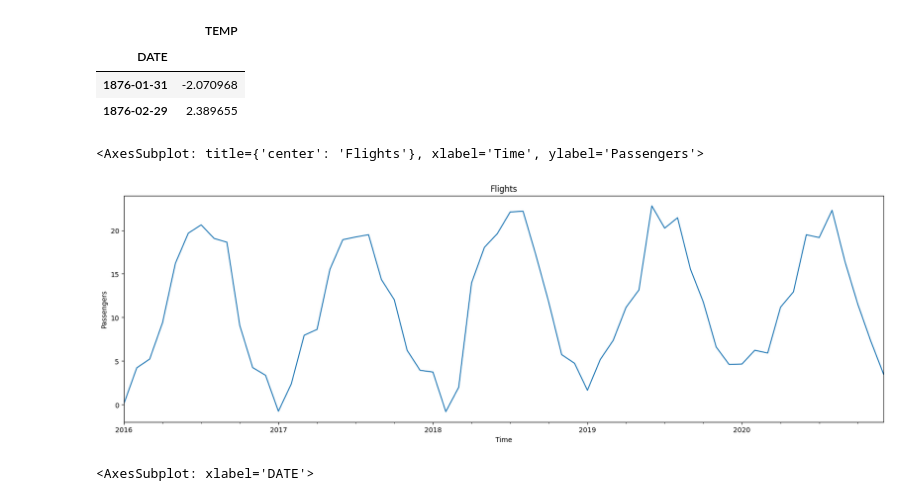
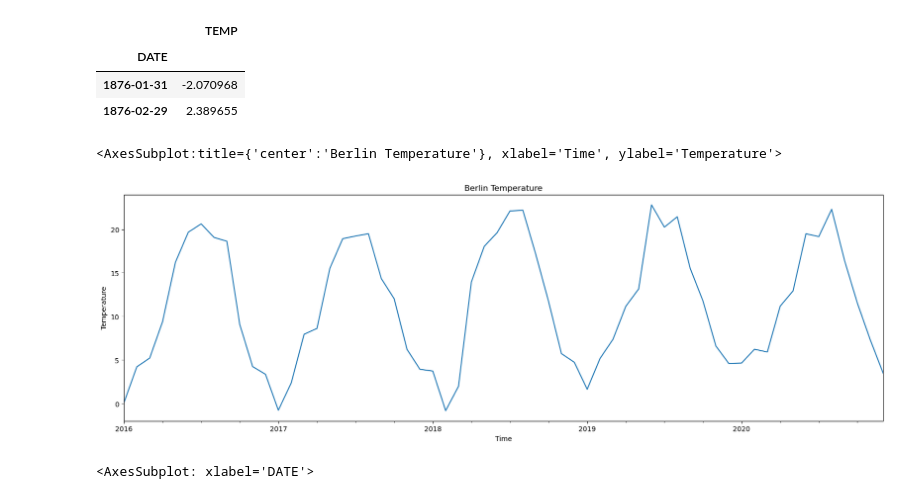
Before and after one commit to xyc-tw/berlin-temp-predictor, a Jupyter notebook: temp_ARIMA.ipynb, the cells around one changed output. Drawn from its saved outputs; the diff is of its cells as text; code cells hidden in the pictures.

```diff
--- a/temp_ARIMA.ipynb
+++ b/temp_ARIMA.ipynb
@@ -23,13 +23,13 @@ y_train = df_train['TEMP']
 # %%
 y_train.plot(
     figsize=(20, 6),
-    title='Flights',
-    ylabel='Passengers',
+    title='Berlin Temperature',
+    ylabel='Temperature',
     xlabel='Time'
 )
 # %% [output]
-<AxesSubplot: title={'center': 'Flights'}, xlabel='Time', ylabel='Passengers'>
+<AxesSubplot:title={'center':'Berlin Temperature'}, xlabel='Time', ylabel='Temperature'>
-[figure, old version]
+[figure, new version]
 # %%
 y_train.diff().plot(figsize=(100,20))
 # %% [output]
```
Also changed, not shown: 4 other files.
